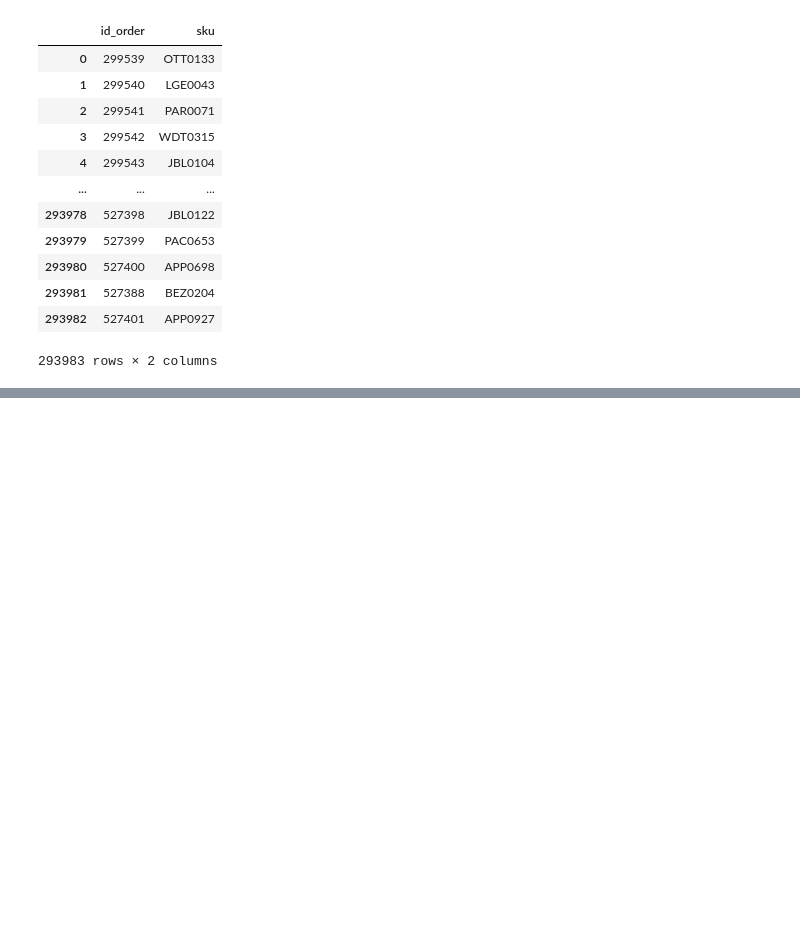
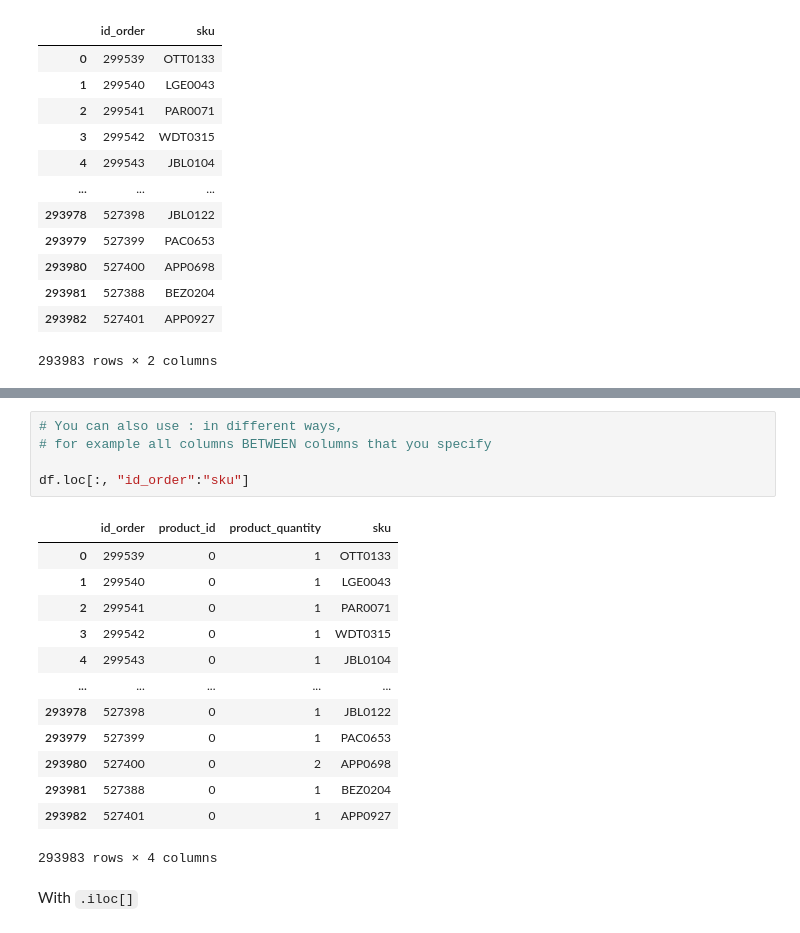
Before and after one commit to TheMaze45/Pandas, a Jupyter notebook: Recap_Data_Exploration.ipynb, the cells around one changed output, grey strips where cells are left out. Saved outputs shown, nothing was run; the diff lists cells and outputs as text; blank space fills up the shorter version.

```diff
--- a/Recap_Data_Exploration.ipynb
+++ b/Recap_Data_Exploration.ipynb
@@ -575,0 +594,21 @@ df[["id_order","sku"]]
+# %%
+# You can also use : in different ways,
+# for example all columns BETWEEN columns that you specify
+
+df.loc[:, "id_order":"sku"]
+# %% [output]
+|  | id_order | product_id | product_quantity | sku |
+| 0 | 299539 | 0 | 1 | OTT0133 |
+| 1 | 299540 | 0 | 1 | LGE0043 |
+| 2 | 299541 | 0 | 1 | PAR0071 |
+| 3 | 299542 | 0 | 1 | WDT0315 |
+| 4 | 299543 | 0 | 1 | JBL0104 |
+| ... | ... | ... | ... | ... |
+| 293978 | 527398 | 0 | 1 | JBL0122 |
+| 293979 | 527399 | 0 | 1 | PAC0653 |
+| 293980 | 527400 | 0 | 2 | APP0698 |
+| 293981 | 527388 | 0 | 1 | BEZ0204 |
+| 293982 | 527401 | 0 | 1 | APP0927 |
+293983 rows × 4 columns
+# %% [markdown]
+With `.iloc[]`
```
Also changed, not shown: parts of 7 cells of this notebook.
